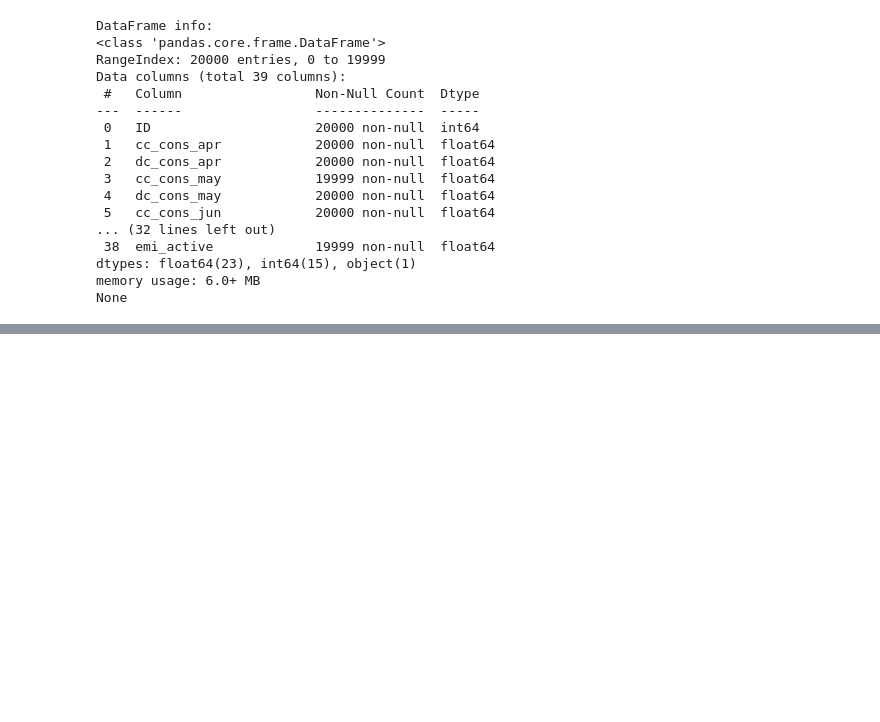
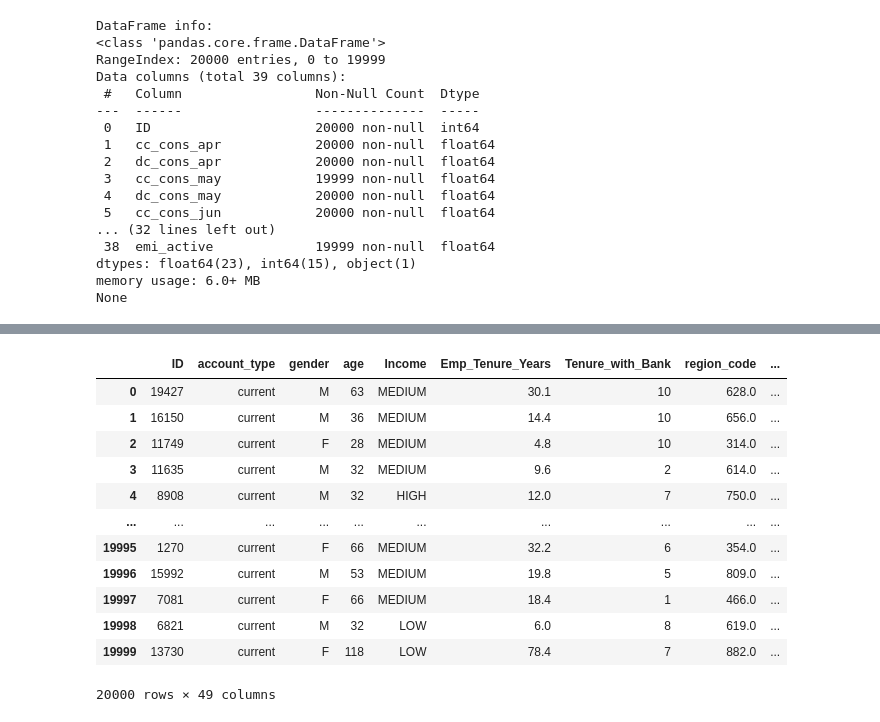
Before and after one commit to BhuvanJoshi007/Predicting_Credit_Consumption, a Jupyter notebook: Predicting Credit Consumption.ipynb, the cells around one changed output, grey strips where cells are left out. Drawn from its saved outputs; the diff is of its cells as text; code cells hidden in the pictures; blank space fills up the shorter version.

```diff
--- a/Predicting Credit Consumption.ipynb
+++ b/Predicting Credit Consumption.ipynb
@@ -83,0 +153,20 @@ None
+# %%
+# Perform the merge
+merged_table = pd.merge(Customer_Demo, Customer_Behavior_Data,on='ID')
+merged_table = pd.merge(merged_table, Credit_Consumption_Data, on='ID')
+# %%
+merged_table
+# %% [output]
+|  | ID | account_type | gender | age | Income | Emp_Tenure_Years | Tenure_with_Bank | region_code | ... |
+| 0 | 19427 | current | M | 63 | MEDIUM | 30.1 | 10 | 628.0 | ... |
+| 1 | 16150 | current | M | 36 | MEDIUM | 14.4 | 10 | 656.0 | ... |
+| 2 | 11749 | current | F | 28 | MEDIUM | 4.8 | 10 | 314.0 | ... |
+| 3 | 11635 | current | M | 32 | MEDIUM | 9.6 | 2 | 614.0 | ... |
+| 4 | 8908 | current | M | 32 | HIGH | 12.0 | 7 | 750.0 | ... |
+| ... | ... | ... | ... | ... | ... | ... | ... | ... | ... |
+| 19995 | 1270 | current | F | 66 | MEDIUM | 32.2 | 6 | 354.0 | ... |
+| 19996 | 15992 | current | M | 53 | MEDIUM | 19.8 | 5 | 809.0 | ... |
+| 19997 | 7081 | current | F | 66 | MEDIUM | 18.4 | 1 | 466.0 | ... |
+| 19998 | 6821 | current | M | 32 | LOW | 6.0 | 8 | 619.0 | ... |
+| 19999 | 13730 | current | F | 118 | LOW | 78.4 | 7 | 882.0 | ... |
+20000 rows × 49 columns
```
Also changed, not shown: parts of 10 cells of this notebook.
